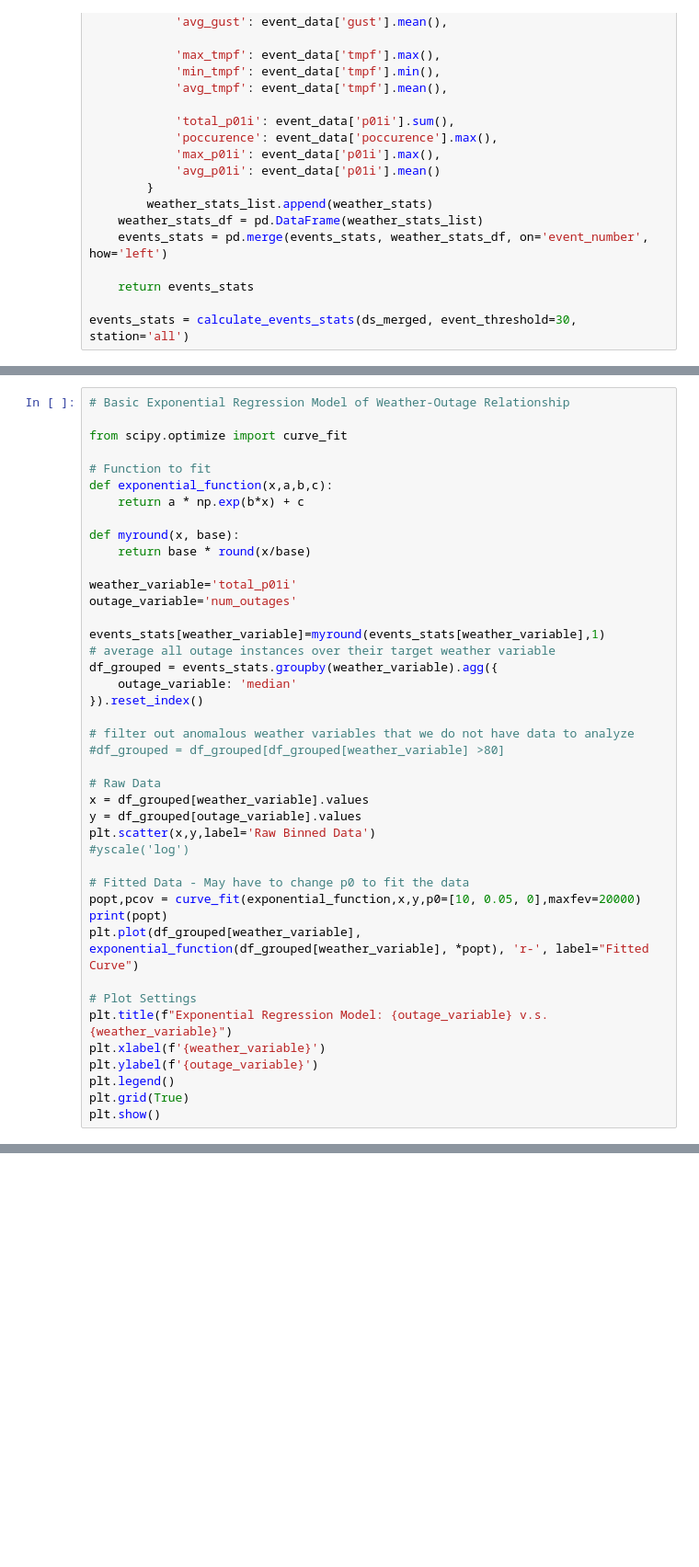
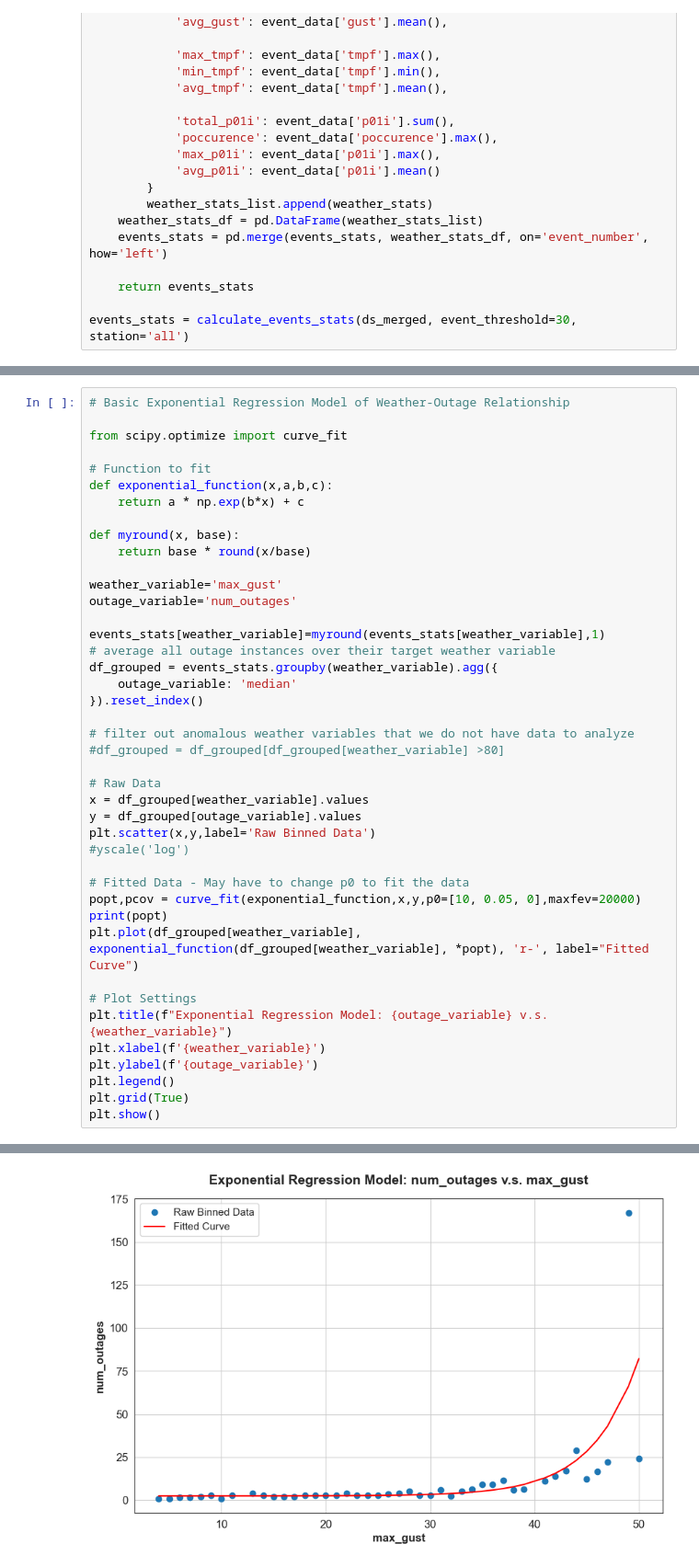
Before and after one commit to adhikariapsara/Outage_Analysis_eaglei, a Jupyter notebook: analysis_examples.ipynb, the cells around one changed output, grey strips where cells are left out. Shown at 92% size. Cells and saved outputs as stored; diff of their text form; blank space fills up the shorter version.

Commit message:
fixed issues with wind gust variable

```diff
--- a/analysis_examples.ipynb
+++ b/analysis_examples.ipynb
@@ -325,7 +423,7 @@ def exponential_function(x,a,b,c):
 def myround(x, base):
     return base * round(x/base)
 
-weather_variable='total_p01i'
+weather_variable='max_gust'
 outage_variable='num_outages'
 
 events_stats[weather_variable]=myround(events_stats[weather_variable],1)
@@ -355,3 +453,4 @@ plt.ylabel(f'{outage_variable}')
 plt.legend()
 plt.grid(True)
 plt.show()
+# %% [output]
@@ -358,3 +458,4 @@ plt.show()
+[figure, added]
 # %%
 # Create correlation matrix between features in event_stats
 
```
Also changed, not shown: parts of 21 cells of this notebook, 2 other files.
